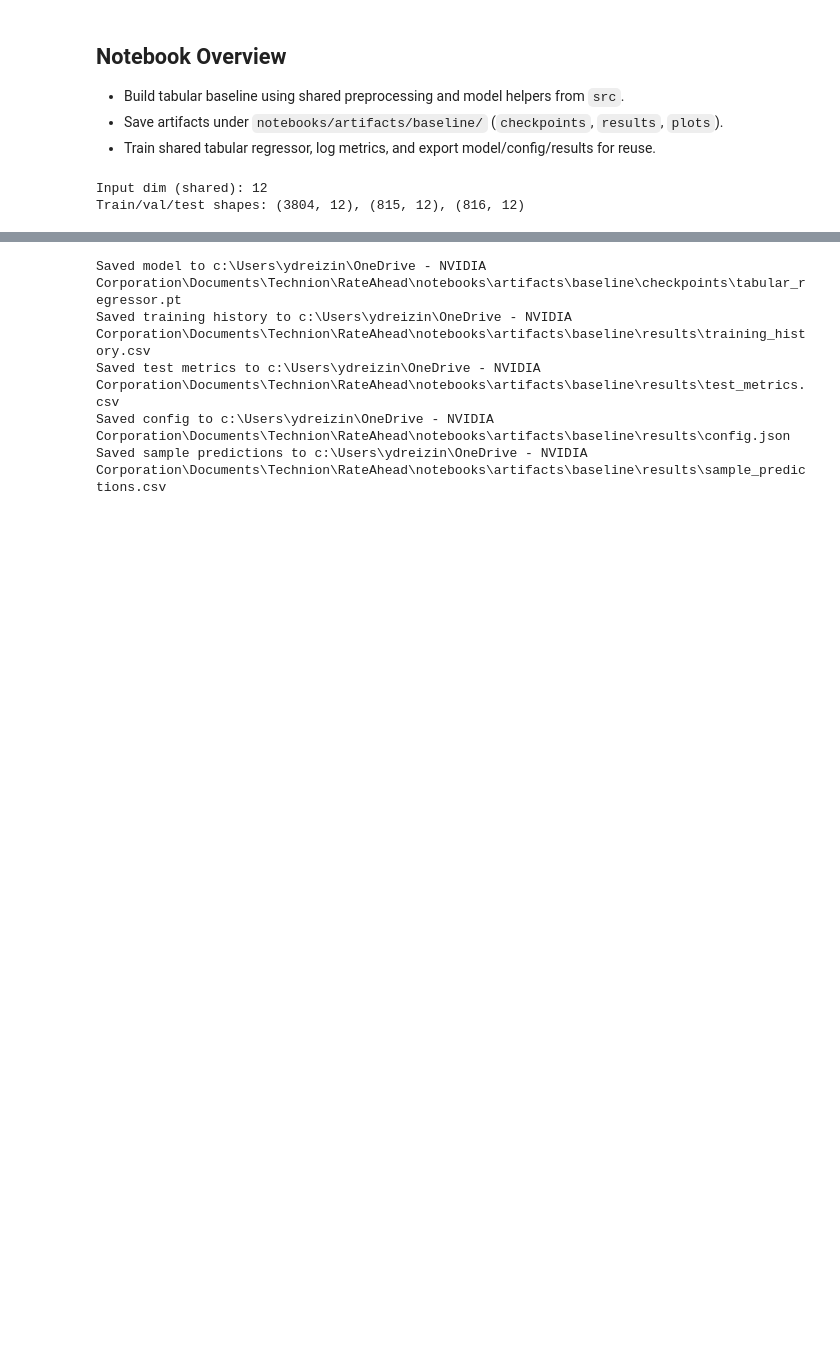
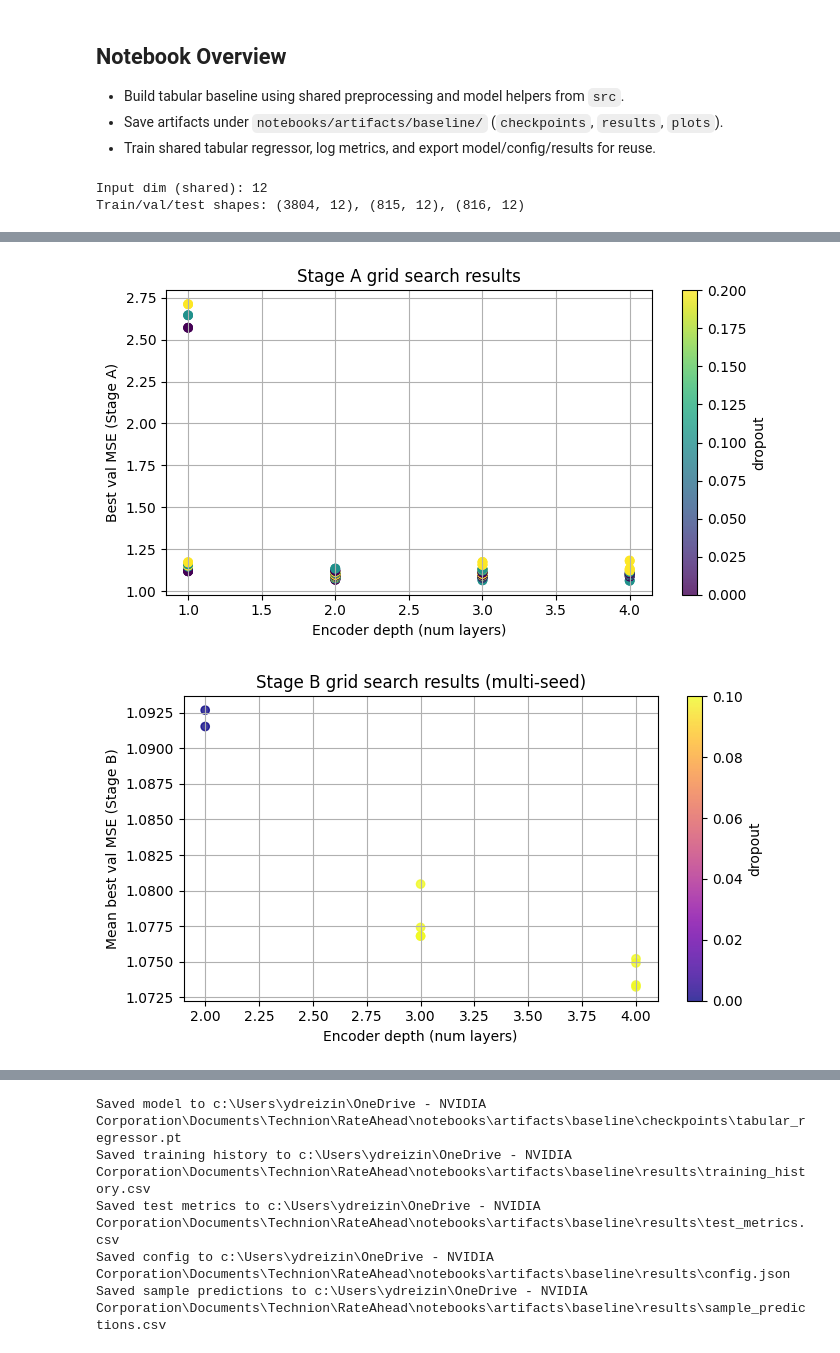
Before and after one commit to yuvaldreizin/RateAhead, a Jupyter notebook: notebooks/03_baseline_model.ipynb, the cells around one changed output, grey strips where cells are left out. Cells and saved outputs as stored; diff of their text form; code cells hidden in the pictures; blank space fills up the shorter version.

```diff
--- a/notebooks/03_baseline_model.ipynb
+++ b/notebooks/03_baseline_model.ipynb
@@ -86,0 +593,43 @@ Train/val/test shapes: (3804, 12), (815, 12), (816, 12)
+# %%
+# --- Cell: Grid search plots (Stage A + Stage B) ---
+
+import matplotlib.pyplot as plt
+
+# Stage A plot (single-seed ranking)
+if "grid_results_df" in globals():
+    plt.figure(figsize=(7, 4))
+    plt.scatter(
+        grid_results_df["depth"],
+        grid_results_df["best_val_mse"],
+        c=grid_results_df["dropout"],
+        cmap="viridis",
+        alpha=0.8,
+    )
+    plt.colorbar(label="dropout")
+    plt.xlabel("Encoder depth (num layers)")
+    plt.ylabel("Best val MSE (Stage A)")
+    plt.title("Stage A grid search results")
+    plt.grid(True)
+    plt.tight_layout()
+    plt.show()
+
+# Stage B plot (multi-seed aggregated)
+if "agg" in globals():
+    plt.figure(figsize=(7, 4))
+    plt.scatter(
+        agg["depth"],
+        agg["mean_best_val_mse"],
+        c=agg["dropout"],
+        cmap="plasma",
+        alpha=0.8,
+    )
+    plt.colorbar(label="dropout")
+    plt.xlabel("Encoder depth (num layers)")
+    plt.ylabel("Mean best val MSE (Stage B)")
+    plt.title("Stage B grid search results (multi-seed)")
+    plt.grid(True)
+    plt.tight_layout()
+    plt.show()
+# %% [output]
+[figure, added]
+[figure, added]
```
Also changed, not shown: parts of 10 cells of this notebook, 4 other files.
